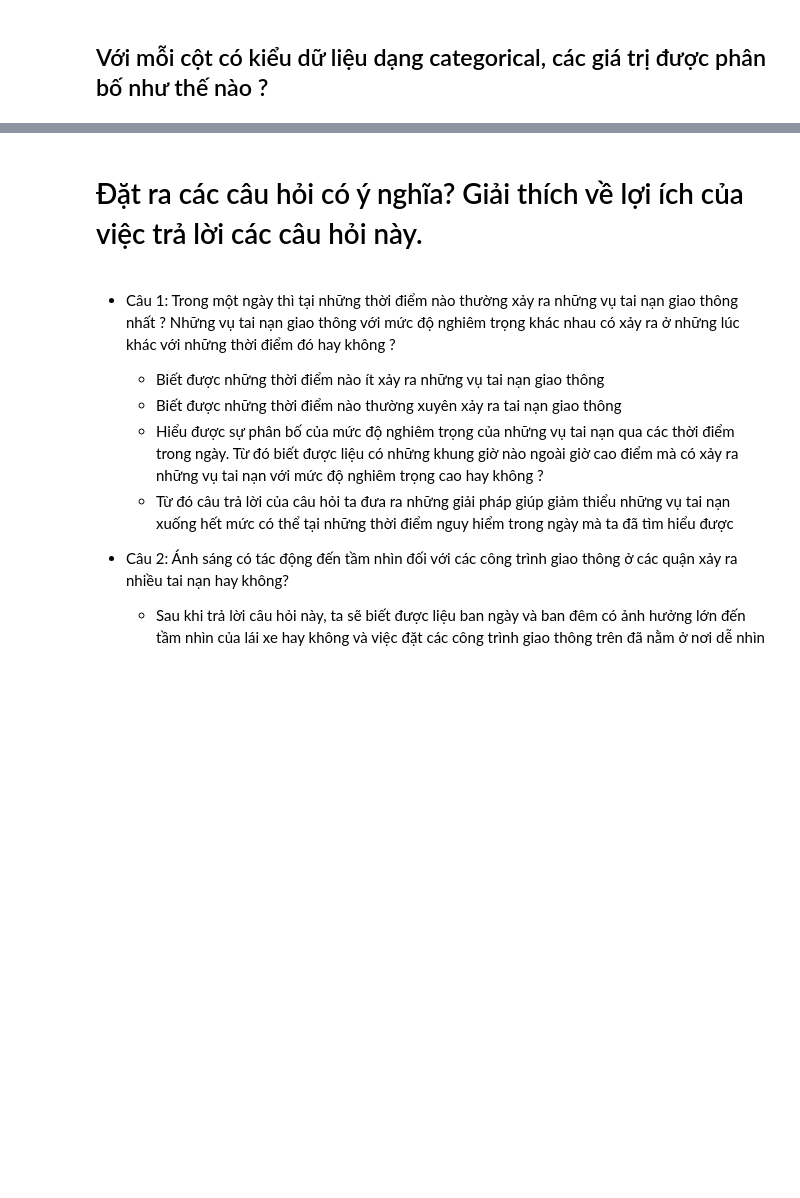
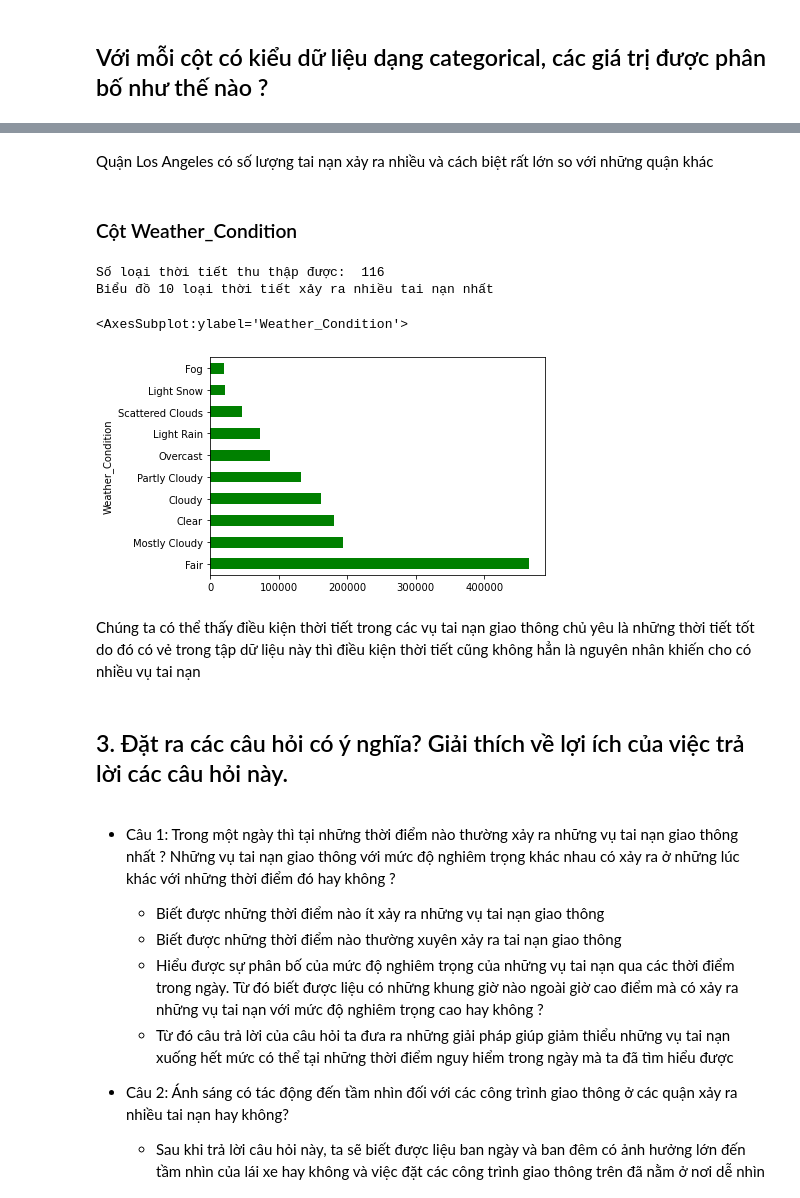
Before and after one commit to vuongthanhan-19127326/dackltkhdl, a Jupyter notebook: projectfinal.ipynb, the cells around one changed output, grey strips where cells are left out. Cells and saved outputs as stored; diff of their text form; code cells hidden in the pictures; blank space fills up the shorter version.

```diff
--- a/projectfinal.ipynb
+++ b/projectfinal.ipynb
@@ -535,5 +636,23 @@ diff_vals       [Night, Day]
+# %% [markdown]
+Quận Los Angeles có số lượng tai nạn xảy ra nhiều và cách biệt rất lớn so với những quận khác
+# %% [markdown]
+### Cột Weather_Condition
+# %%
+# Lọc ra các vụ tai nạn theo tình hình thời tiết
+weather_condition = accidents_df.groupby(['Weather_Condition']).count()['ID']
+# Vẽ biểu đồ 10 loại thời tiết dễ xảy ra tai nạn nhất
+print("Số loại thời tiết thu thập được: " ,len(weather_condition))
+print("Biểu đồ 10 loại thời tiết xảy ra nhiều tai nạn nhất")
+weather_condition.sort_values(ascending=False)[:10].plot(kind='barh',color = 'green')
+# %% [output]
+Số loại thời tiết thu thập được:  116
+Biểu đồ 10 loại thời tiết xảy ra nhiều tai nạn nhất
+<AxesSubplot:ylabel='Weather_Condition'>
+[figure, added]
+# %% [markdown]
+Chúng ta có thể thấy điều kiện thời tiết trong các vụ tai nạn giao thông chủ yêu là những thời tiết tốt  do đó có vẻ trong tập dữ liệu này thì điều kiện thời tiết cũng không hẳn là nguyên nhân khiến cho có nhiều vụ tai nạn
 # %% [markdown]
-# Đặt ra các câu hỏi có ý nghĩa? Giải thích về lợi ích của việc trả lời các câu hỏi này.
+## 3. Đặt ra các câu hỏi có ý nghĩa? Giải thích về lợi ích của việc trả lời các câu hỏi này.
 # %% [markdown]
 - Câu 1: Trong một ngày thì tại những thời điểm nào thường xảy ra những vụ tai nạn giao thông nhất ? Những vụ tai nạn giao thông với mức độ nghiêm trọng khác nhau có xảy ra ở những lúc khác với những thời điểm đó hay không ?
   + Biết được những thời điểm nào ít xảy ra những vụ tai nạn giao thông
```
Also changed, not shown: parts of 122 cells of this notebook.
